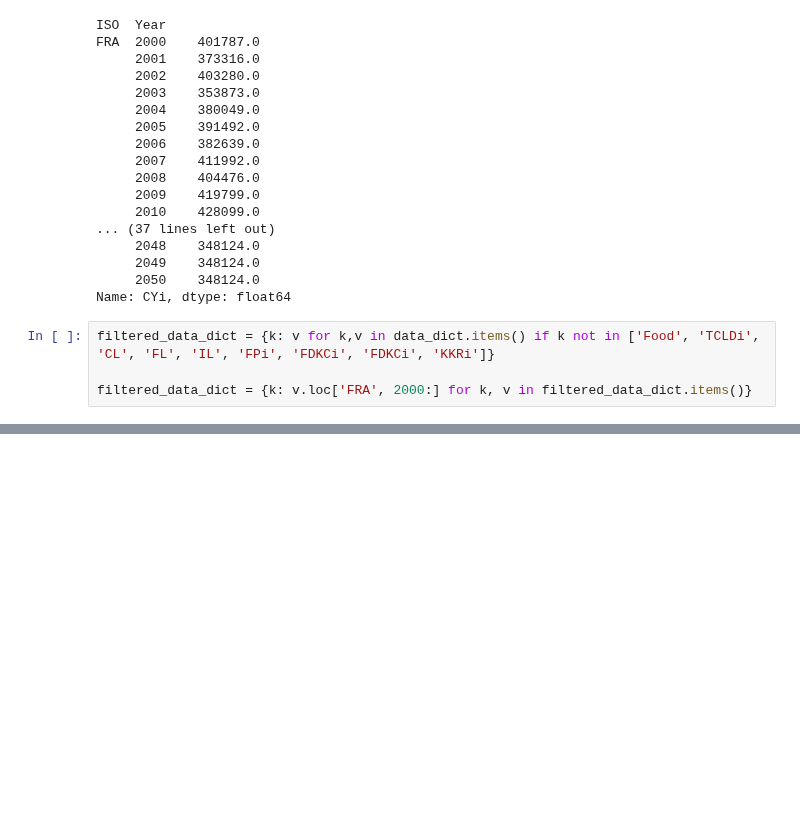
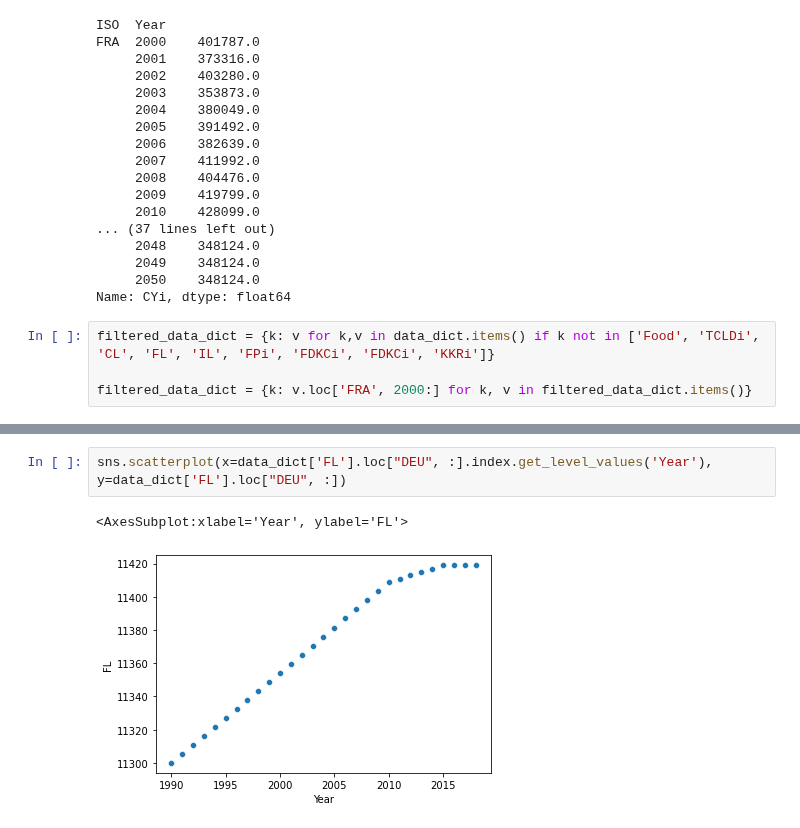
Before and after one commit to simonzabrocki/GraphModels, a Jupyter notebook: BE2_development.ipynb, the cells around one changed output, grey strips where cells are left out. Drawn from its saved outputs; the diff is of its cells as text; blank space fills up the shorter version.

```diff
--- a/BE2_development.ipynb
+++ b/BE2_development.ipynb
@@ -492,0 +467,5 @@ Name: FEi, Length: 6173, dtype: float64
+# %%
+sns.scatterplot(x=data_dict['FL'].loc["DEU", :].index.get_level_values('Year'), y=data_dict['FL'].loc["DEU", :])
+# %% [output]
+<AxesSubplot:xlabel='Year', ylabel='FL'>
+[figure, added]
```
Also changed, not shown: parts of 19 cells of this notebook, 3 other files.
